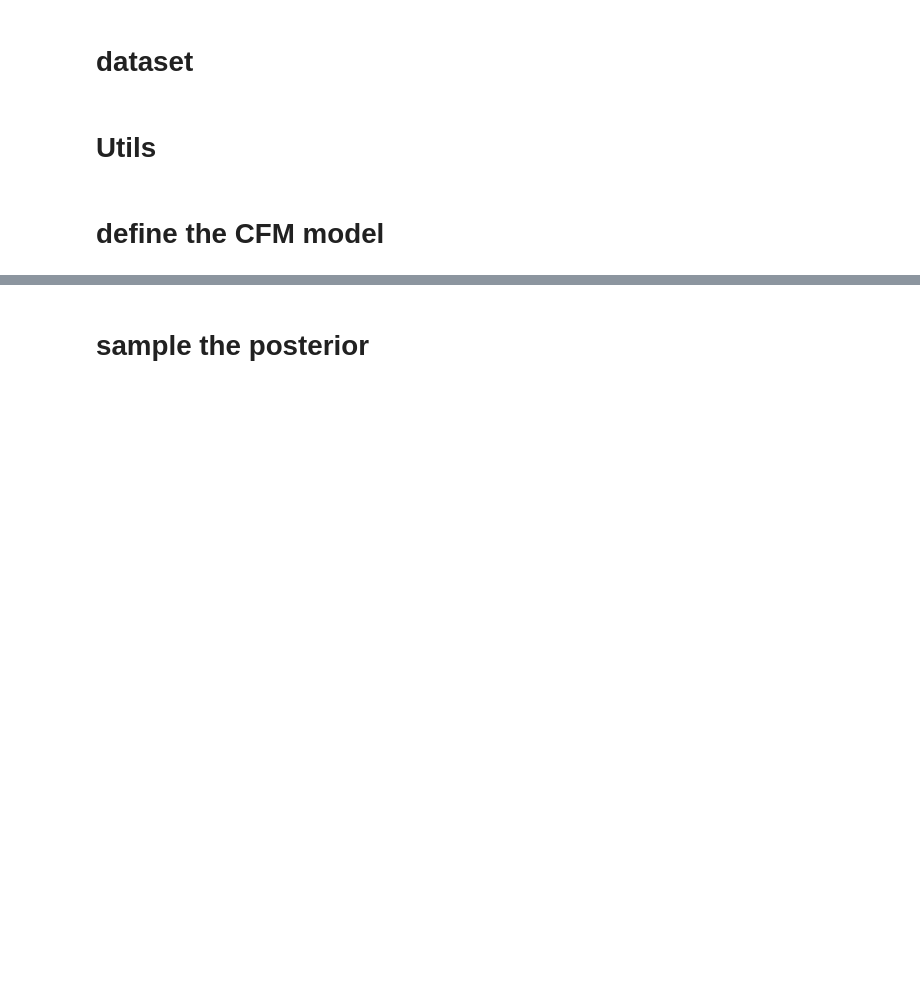
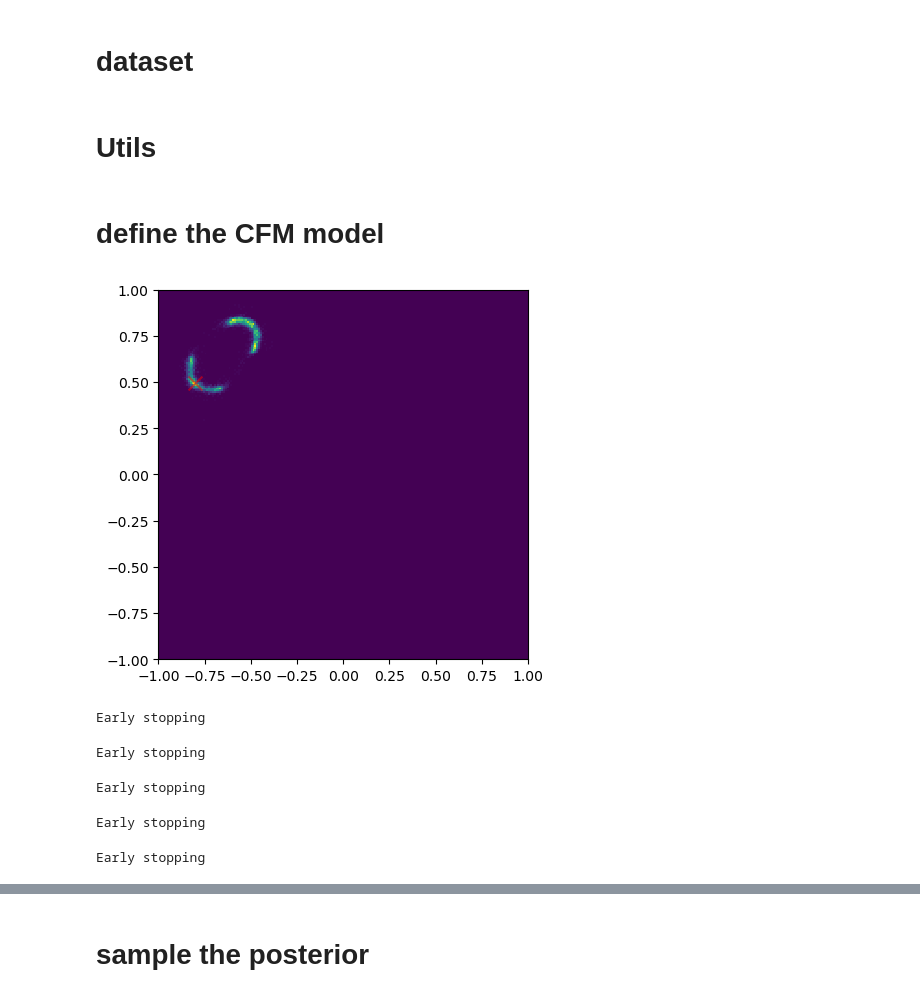
Before and after one commit to aurelio-amerio/gen-sbi, a Jupyter notebook: examples/sbi-benchmarks/two_moons_jflux_v3.ipynb, the cells around one changed output, grey strips where cells are left out. Drawn from its saved outputs; the diff is of its cells as text; code cells hidden in the pictures; blank space fills up the shorter version.

```diff
--- a/examples/sbi-benchmarks/two_moons_jflux_v3.ipynb
+++ b/examples/sbi-benchmarks/two_moons_jflux_v3.ipynb
@@ -203,7 +203,7 @@ class InfiniteDataLoader:
         self.data = jax.random.permutation(self.rngs.perm(), self.data)
         self.index = 0
 # %%
-batch_size = 4*1024
+batch_size = 1024 * 4
 dataset = InfiniteDataLoader(train_data, batch_size, rngs=nnx.Rngs(0))
 # %% [markdown]
 # Utils
@@ -403,3 +417,23 @@ from optax.tree_utils import tree_get
+# %%
+multistep=2
+
+# schedule = optax.schedules.linear_schedule(1e-3, 1e-6, total_steps-fixed_steps, fixed_steps)
+
+
+opt = optax.chain(
+    optax.adaptive_grad_clip(10.0),
+    optax.adamw(1e-3),
+    reduce_on_plateau(
+        patience=PATIENCE,
+        cooldown=COOLDOWN,
+        factor=FACTOR,
+        rtol=RTOL,
+        accumulation_size=ACCUMULATION_SIZE,
+    ),
+)
+
+# opt = optax.MultiSteps(opt, multistep)
+optimizer = nnx.Optimizer(vf_model, opt)
 # %%
 best_state = nnx.state(vf_model)
 val_loss_value = val_loss(vf_model, jax.random.PRNGKey(0))
@@ -435,36 +469,42 @@ if train_model:
             v_l += v_loss.item()
             if j>0 and j % 100 == 0:
                 loss_ = l/100
                 val_ = v_l/100
 
                 ratio = val_ / loss_
 
-                if ratio < val_error_ratio or v_loss.item() < val_loss_value:
-                    if val_ < val_loss_value:
-                        val_loss_value = val_
+                if ratio < val_error_ratio:
+                    val_loss_value = val_
                     counter = 0
                     best_state = nnx.state(vf_model)
                 else:
                     counter += 1
 
                 # scale = tree_get(optimizer.opt_state, "ReduceLROnPlateauState").scale.value
                 # pbar.set_postfix(loss=f"{l/(100):.4f}", ratio=f"{ratio:.4f}", counter=counter, lr_scale=scale, val_loss = f"{val_:.4f}" )
                 pbar.set_postfix(loss=f"{loss_:.4f}", ratio=f"{ratio:.4f}", counter=counter, val_loss = f"{val_:.4f}" )
                 loss_array.append(loss_)
                 val_loss_array.append(val_)
                 l=0
                 v_l=0
 
             if j>0 and j%3000 == 0:
                 idx = 8
                 vf_wrapped = FluxWrapper(vf_model)
                 samples, true_param, reference_samples = get_samples(vf_wrapped, idx)
                 plot_samples(samples, true_param)
         # print(l)
 
 
 
     vf_model.eval()
+# %% [output]
+[figure, added]
+Early stopping
+Early stopping
+Early stopping
+Early stopping
+Early stopping
 # %%
 plt.plot(loss_array, label="train loss")
 plt.plot(val_loss_array, label="val loss")
```
Also changed, not shown: parts of 20 cells of this notebook, 2 other files.
